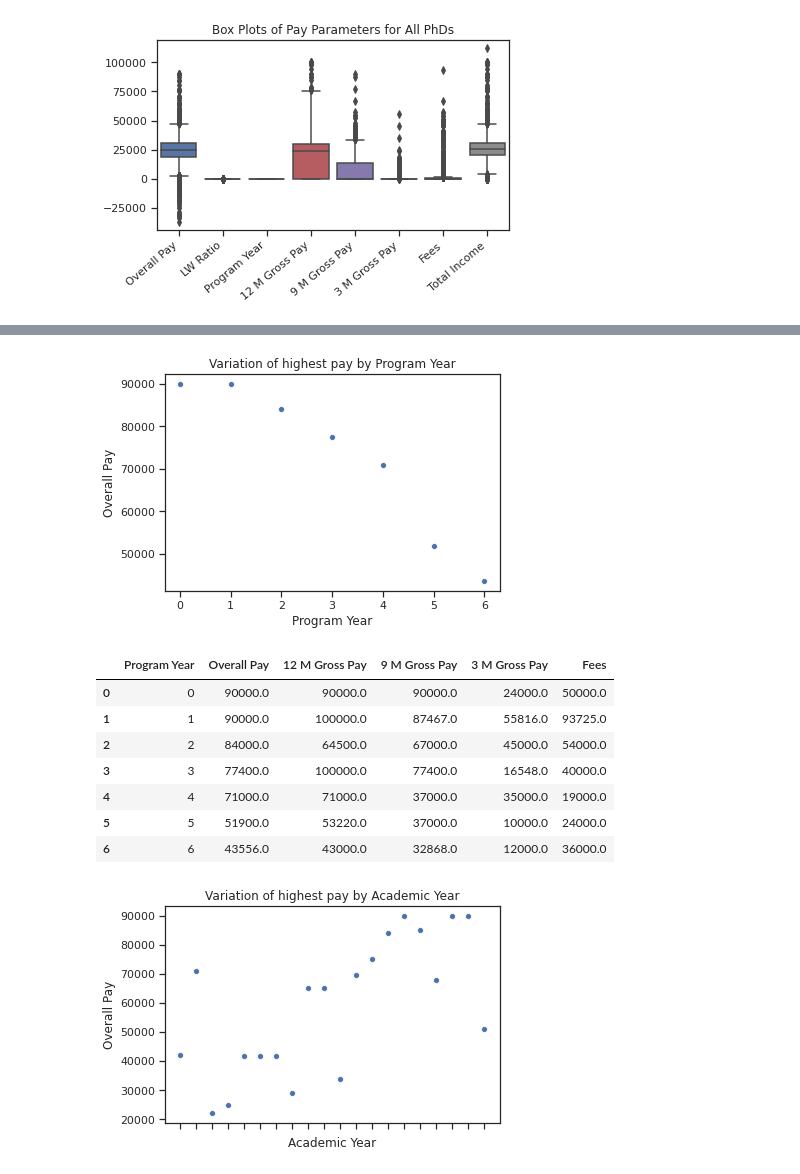
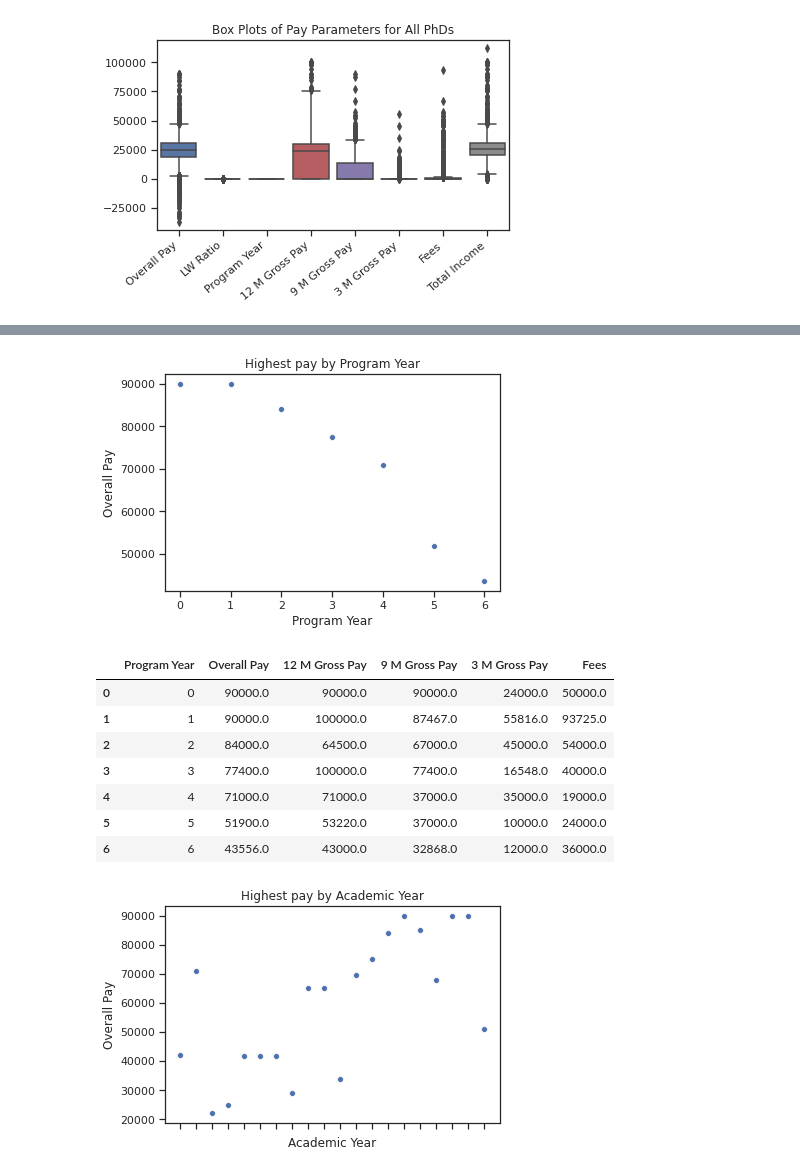
Before and after one commit to smayo2/Explore-PhD-Pay, a Jupyter notebook: phd_stipends.ipynb, the cells around one changed output, grey strips where cells are left out. Cells and saved outputs as stored; diff of their text form; code cells hidden in the pictures.

Commit message:
Correction of some plot titles

```diff
--- a/phd_stipends.ipynb
+++ b/phd_stipends.ipynb
@@ -240,22 +240,22 @@ display(grp_data)
 | 2456 | Chemical, Biological and Environm... | -31790.0 | -31790.0 | -31790.0 |
 # %%
 
-plot_title = "Variation of highest pay by Program Year"
+plot_title = "Highest pay by Program Year"
 grp_data = df.groupby("Program Year")[money_columns].max().reset_index()
 ax = sns.scatterplot(x="Program Year", y="Overall Pay", data=grp_data)
 #ax.set_xticklabels(ax.get_xticklabels(), rotation=40, ha="right")
 ax.set_title(plot_title)
 plt.show()
 display(grp_data)
 
-plot_title = "Variation of highest pay by Academic Year"
+plot_title = "Highest pay by Academic Year"
 grp_data = df.groupby("Academic Year")[money_columns].max().reset_index()
 ax = sns.scatterplot(x="Academic Year", y="Overall Pay", data=grp_data)
 ax.set_xticklabels(ax.get_xticklabels(), rotation=40, ha="right")
 ax.set_title(plot_title)
 plt.show()
 # %% [output]
-[figure, old version]
+[figure, new version]
 |  | Program Year | Overall Pay | 12 M Gross Pay | 9 M Gross Pay | 3 M Gross Pay | Fees |
 | 0 | 0 | 90000.0 | 90000.0 | 90000.0 | 24000.0 | 50000.0 |
 | 1 | 1 | 90000.0 | 100000.0 | 87467.0 | 55816.0 | 93725.0 |
@@ -264,7 +264,7 @@ plt.show()
 | 4 | 4 | 71000.0 | 71000.0 | 37000.0 | 35000.0 | 19000.0 |
 | 5 | 5 | 51900.0 | 53220.0 | 37000.0 | 10000.0 | 24000.0 |
 | 6 | 6 | 43556.0 | 43000.0 | 32868.0 | 12000.0 | 36000.0 |
-[figure, old version]
+[figure, new version]
 # %%
 #TODO: some overall pay are negative (mostly because fees exceed pay)
 #TODO: clustering
```
Also changed, not shown: parts of 3 cells of this notebook.
